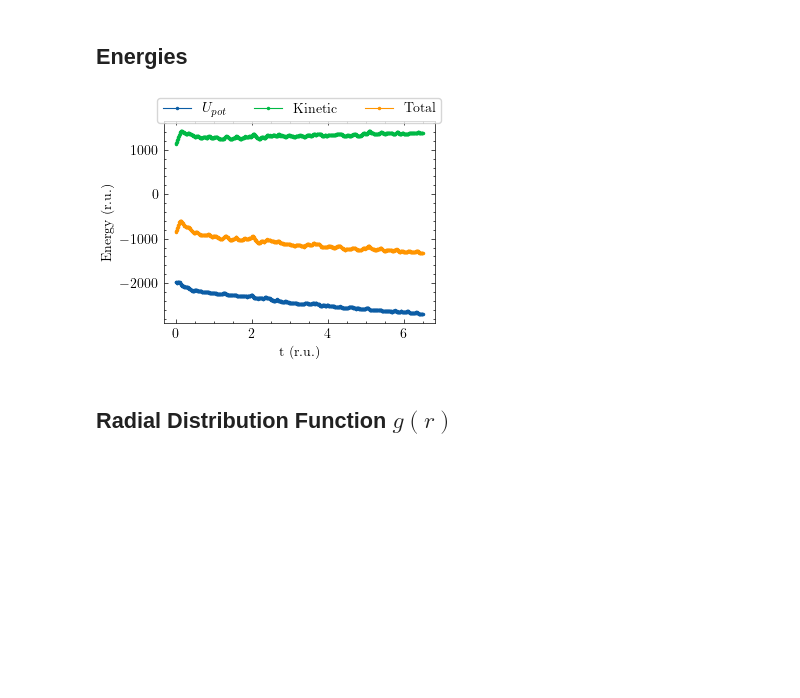
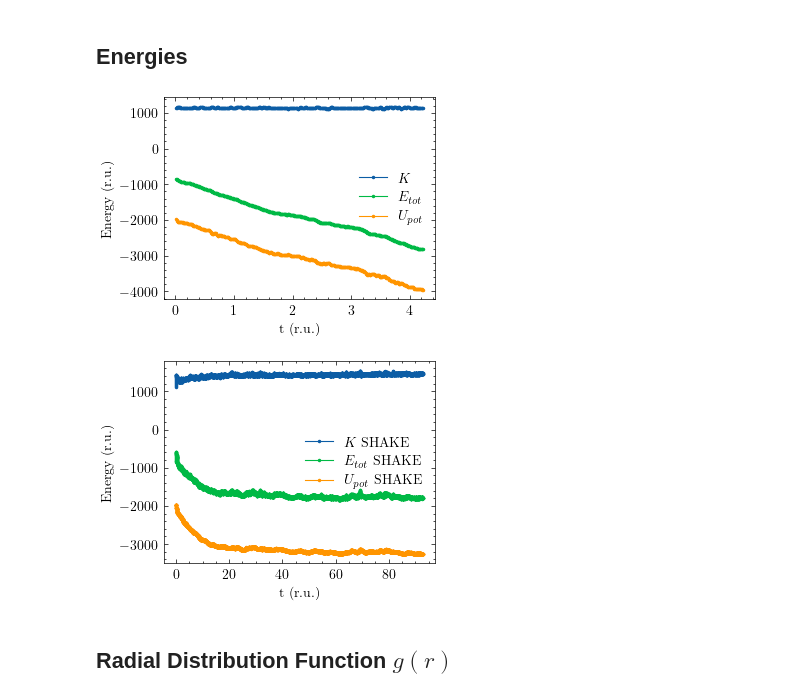
Before and after one commit to itxasoma/masm-shake, a Jupyter notebook: src/plots.ipynb, the cells around one changed output. Cells and saved outputs as stored; diff of their text form; code cells hidden in the pictures; blank space fills up the shorter version.

Commit message:
added shake plots

```diff
--- a/src/plots.ipynb
+++ b/src/plots.ipynb
@@ -8,6 +8,7 @@ os.makedirs('../plots', exist_ok=True)
 # %% [markdown]
 ## Temperature
 # %%
+# No shake
 data = np.loadtxt('../out/energies_T.dat', comments='#')
 t     = data[:, 0]
 Upot  = data[:, 1]
@@ -22,7 +23,26 @@ ax.plot(t, Temp, marker='.', markersize=3, linewidth=0.8, label='Temp')
 ax.axhline(t_ref, color='red', linewidth=1.0, linestyle='--', label='$T_{ref}$')
 ax.set_xlabel('t (r.u.)')
 ax.set_ylabel('Temperature (r.u.)')
-ax.legend().set_visible(False)
+ax.legend(['$T^*$ No SHAKE', '$T^*_{ref}$'], loc='best')
 fig.savefig('../plots/Temperature.pdf', dpi=150, bbox_inches='tight')
 plt.show()
+
+# Shake
+data_shake = np.loadtxt('../out/energies_T_shake.dat', comments='#')
+t_shake     = data_shake[:, 0]
+Upot_shake  = data_shake[:, 1]
+Kin_shake   = data_shake[:, 2]
+Etot_shake  = data_shake[:, 3]
+Temp_shake  = data_shake[:, 4]
+
+t_ref = 1.8781302170283807
+
+fig, ax = plt.subplots()
+ax.plot(t_shake, Temp_shake, marker='.', markersize=3, color='purple', linewidth=0.8, label='Temp')
+ax.axhline(t_ref, color='red', linewidth=1.0, linestyle='--', label='$T_{ref}$')
+ax.set_xlabel('t (r.u.)')
+ax.set_ylabel('Temperature (r.u.)')
+ax.legend(['$T^*$ SHAKE', '$T^*_{ref}$'], loc='best')
+fig.savefig('../plots/Temperature_shake.pdf', dpi=150, bbox_inches='tight')
+plt.show()
 # %% [output]
@@ -30,18 +51,34 @@ plt.show()
 # %% [markdown]
 ## Energies
 # %%
+# No shake
 fig, ax = plt.subplots()
+ax.plot(t, Kin,  marker='.', markersize=3, linewidth=0.8, label='$K$')
+ax.plot(t, Etot, marker='.', markersize=3, linewidth=0.8, label='$E_{tot}$')
 ax.plot(t, Upot, marker='.', markersize=3, linewidth=0.8, label='$U_{pot}$')
-ax.plot(t, Kin,  marker='.', markersize=3, linewidth=0.8, label='Kinetic')
-ax.plot(t, Etot, marker='.', markersize=3, linewidth=0.8, label='Total')
 ax.set_xlabel('t (r.u.)')
 ax.set_ylabel('Energy (r.u.)')
-ax.legend(loc='upper center', bbox_to_anchor=(0.5, 1.15),
-          ncol=3, frameon=True)
+#ax.legend(loc='upper center', bbox_to_anchor=(0.5, 1.15),
+          #ncol=3, frameon=True)
+ax.legend(loc='best')
 fig.savefig('../plots/Energies.pdf', dpi=150, bbox_inches='tight')
 plt.show()
+
+# Shake
+fig, ax = plt.subplots()
+ax.plot(t_shake, Kin_shake,  marker='.', markersize=3, linewidth=0.8, label='$K$ SHAKE')
+ax.plot(t_shake, Etot_shake, marker='.', markersize=3, linewidth=0.8, label='$E_{tot}$ SHAKE')
+ax.plot(t_shake, Upot_shake, marker='.', markersize=3, linewidth=0.8, label='$U_{pot}$ SHAKE')
+ax.set_xlabel('t (r.u.)')
+ax.set_ylabel('Energy (r.u.)')
+#ax.legend(loc='upper center', bbox_to_anchor=(0.5, 1.15),
+          #ncol=3, frameon=True)
+ax.legend(loc='best')
+fig.savefig('../plots/Energies_shake.pdf', dpi=150, bbox_inches='tight')
+plt.show()
 # %% [output]
-[figure, old version]
+[figure, new version]
+[figure, added]
 # %% [markdown]
 ## Radial Distribution Function $g(r)$
 # %%
```
Also changed, not shown: parts of 8 cells of this notebook, 11 other files.
